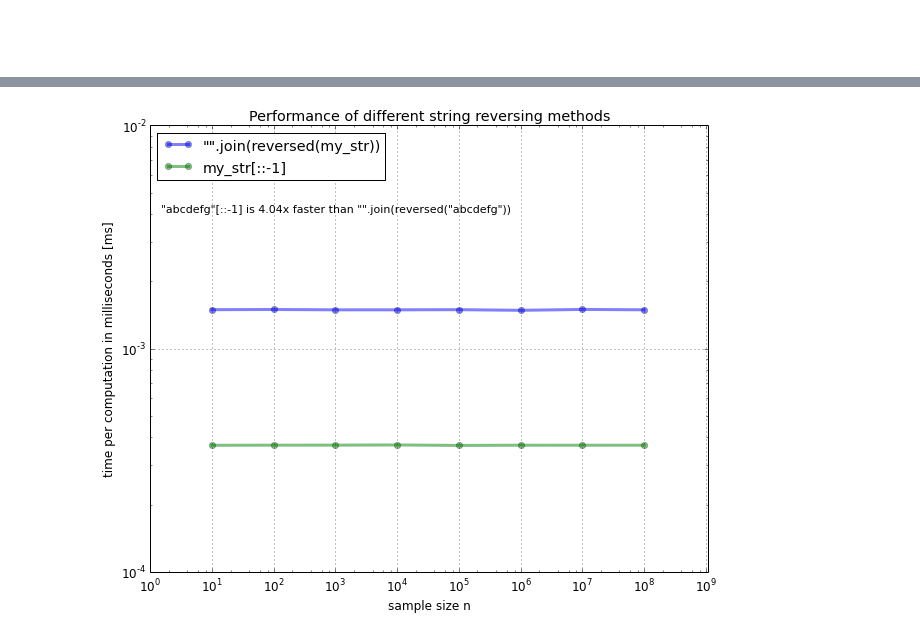
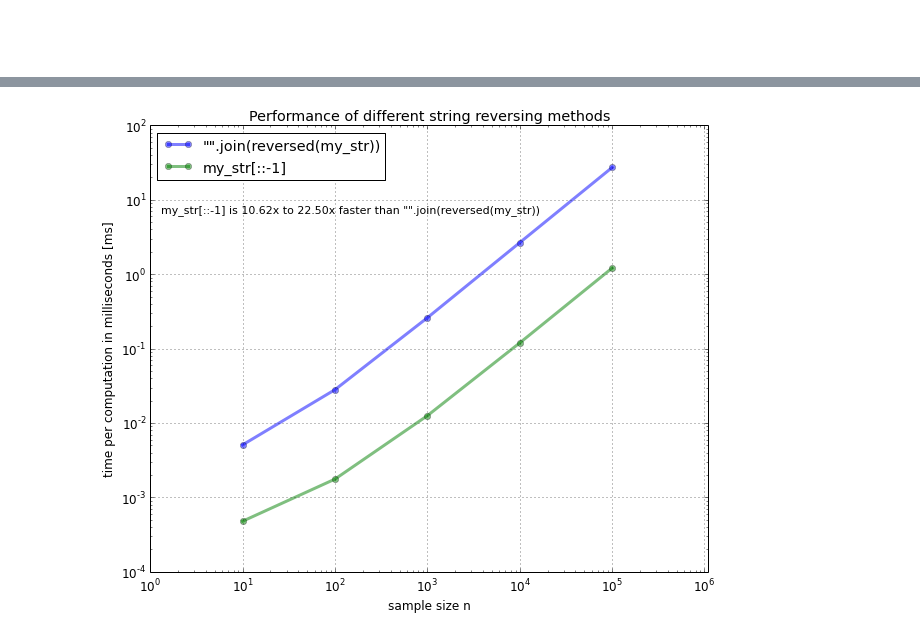
Before and after one commit to rasbt/One-Python-benchmark-per-day, a Jupyter notebook: ipython_nbs/day1_string_reverse.ipynb, the cells around one changed output, grey strips where cells are left out. Drawn from its saved outputs; the diff is of its cells as text; code cells hidden in the pictures.

```diff
--- a/ipython_nbs/day1_string_reverse.ipynb
+++ b/ipython_nbs/day1_string_reverse.ipynb
@@ -38,39 +38,43 @@ assert(a == b and a == 'gfedcba')
 # %%
 funcs = ['reverse_join', 'reverse_slizing']
 
-orders_n = [10**n for n in range(1, 9)]
+orders_n = [10**n for n in range(1, 6)]
+test_strings = (test_str*n for n in orders_n)
 times_n = {f:[] for f in funcs}
 
-for n in orders_n:
+for st,n in zip(test_strings, orders_n):
     for f in funcs:
-        times_n[f].append(min(timeit.Timer('%s(test_str)' %f,
-                      'from __main__ import %s, test_str' %f)
-                              .repeat(repeat=10, number=1000)))
+        times_n[f].append(min(timeit.Timer('%s(st)' %f,
+                      'from __main__ import %s, st' %f)
+                              .repeat(repeat=3, number=1000)))
 # %%
 %pylab inline
 # %%
 import matplotlib.pyplot as plt
 
 labels = [('reverse_join', '"".join(reversed(my_str))'),
           ('reverse_slizing', 'my_str[::-1]')]
 
 matplotlib.rcParams.update({'font.size': 12})
 
 fig = plt.figure(figsize=(10,8))
 for lb in labels:
     plt.plot(orders_n, times_n[lb[0]], alpha=0.5, label=lb[1], marker='o', lw=3)
 plt.xlabel('sample size n')
 plt.ylabel('time per computation in milliseconds [ms]')
 plt.xlim([1,max(orders_n) + max(orders_n) * 10])
 plt.legend(loc=2)
 plt.grid()
 plt.xscale('log')
 plt.yscale('log')
 plt.title('Performance of different string reversing methods')
-ftext = '"{0}"[::-1] is {1:.2f}x faster than "".join(reversed("{0}"))'\
-        .format(test_str, times_n['reverse_join'][-1]\
-                /times_n['reverse_slizing'][-1])
+max_perf = max( [times_n['reverse_join'][i]/times_n['reverse_slizing'][i]
+                 for i in range(len(times_n['reverse_join']))] )
+min_perf = min( [times_n['reverse_join'][i]/times_n['reverse_slizing'][i]
+                 for i in range(len(times_n['reverse_join']))] )
+ftext = 'my_str[::-1] is {:.2f}x to {:.2f}x faster than "".join(reversed(my_str))'\
+        .format(min_perf, max_perf)
 plt.figtext(.14,.75, ftext, fontsize=11, ha='left')
 plt.show()
 # %% [output]
-[figure, old version]
+[figure, new version]
```
Also changed, not shown: parts of 1 cell of this notebook, 1 other file.
